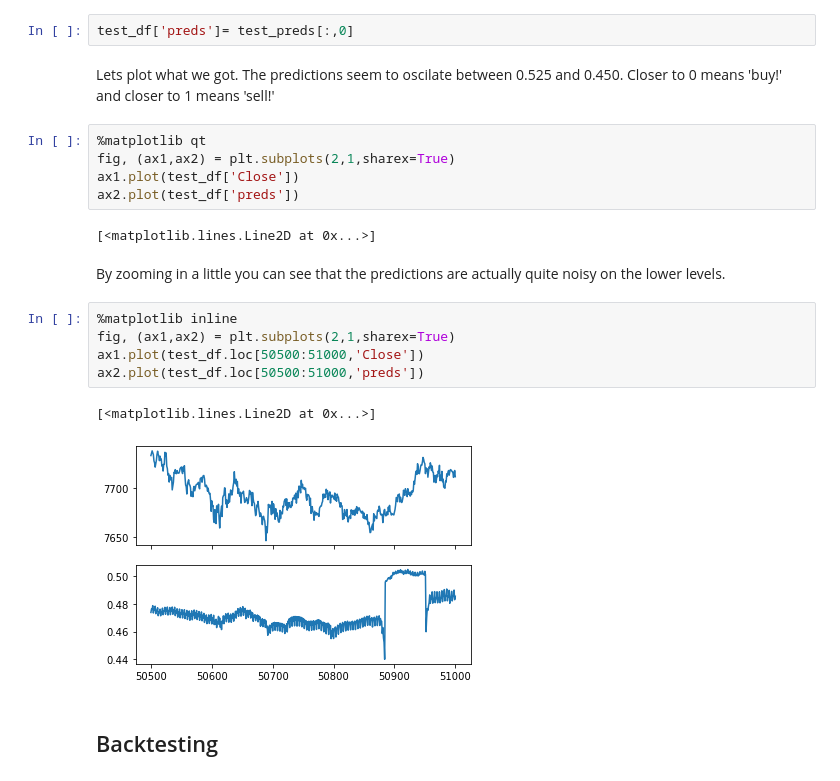
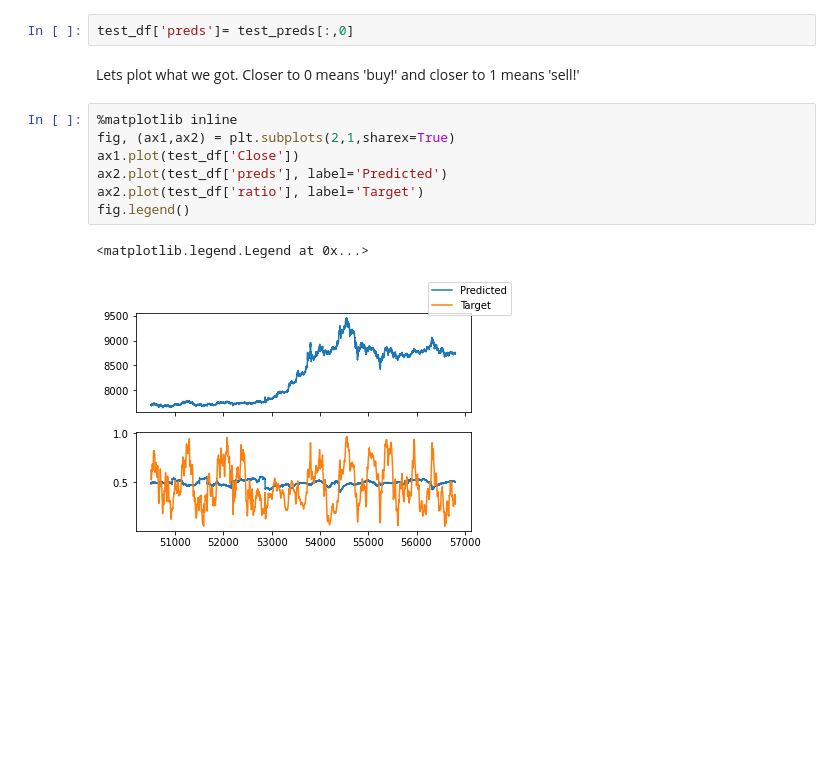
Before and after one commit to claudiolaas/1D-CONV-BTC, a Jupyter notebook: 1_d_convolution_for_time_series.ipynb, the cells around one changed output. Drawn from its saved outputs; the diff is of its cells as text; blank space fills up the shorter version.

```diff
--- a/1_d_convolution_for_time_series.ipynb
+++ b/1_d_convolution_for_time_series.ipynb
@@ -384,23 +385,14 @@ Next, we create a new columne 'preds' that contains the predicted buy/sell signa
 # %%
 test_df['preds']= test_preds[:,0]
 # %% [markdown]
-Lets plot what we got. The predictions seem to oscilate between 0.525 and 0.450. Closer to 0 means 'buy!' and closer to 1 means 'sell!'
+Lets plot what we got. Closer to 0 means 'buy!' and closer to 1 means 'sell!'
 # %%
-%matplotlib qt
+%matplotlib inline
 fig, (ax1,ax2) = plt.subplots(2,1,sharex=True)
 ax1.plot(test_df['Close'])
-ax2.plot(test_df['preds'])
+ax2.plot(test_df['preds'], label='Predicted')
+ax2.plot(test_df['ratio'], label='Target')
+fig.legend()
 # %% [output]
-[<matplotlib.lines.Line2D at 0x...>]
+<matplotlib.legend.Legend at 0x...>
+[figure, added]
-# %% [markdown]
-By zooming in a little you can see that the predictions are actually quite noisy on the lower levels.
-# %%
-%matplotlib inline
-fig, (ax1,ax2) = plt.subplots(2,1,sharex=True)
-ax1.plot(test_df.loc[50500:51000,'Close'])
-ax2.plot(test_df.loc[50500:51000,'preds'])
-# %% [output]
-[<matplotlib.lines.Line2D at 0x...>]
-[figure, removed]
-# %% [markdown]
-## Backtesting
```
Also changed, not shown: parts of 23 cells of this notebook, 1 other file.
